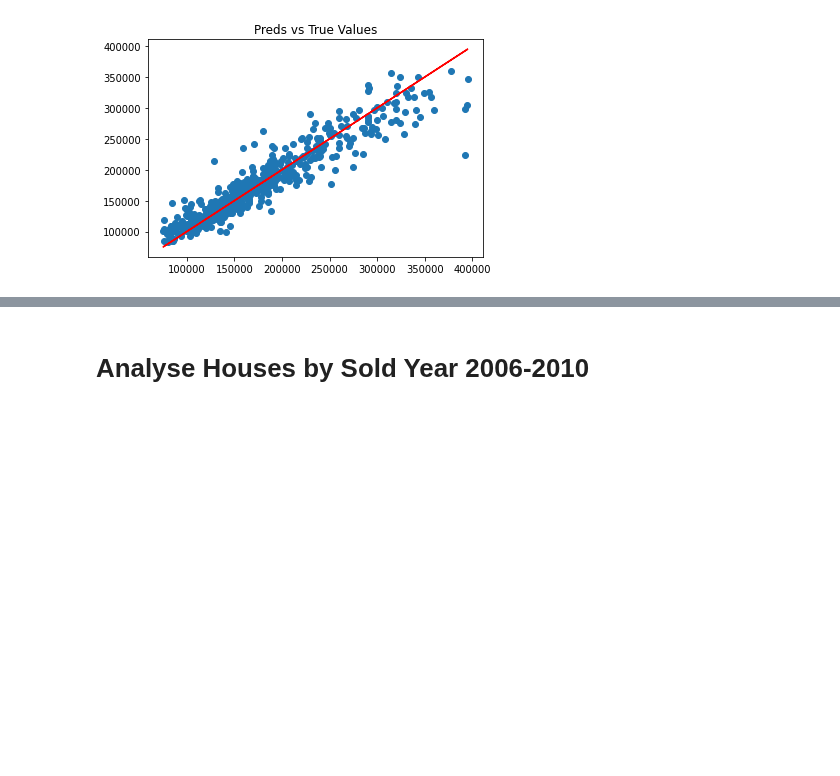
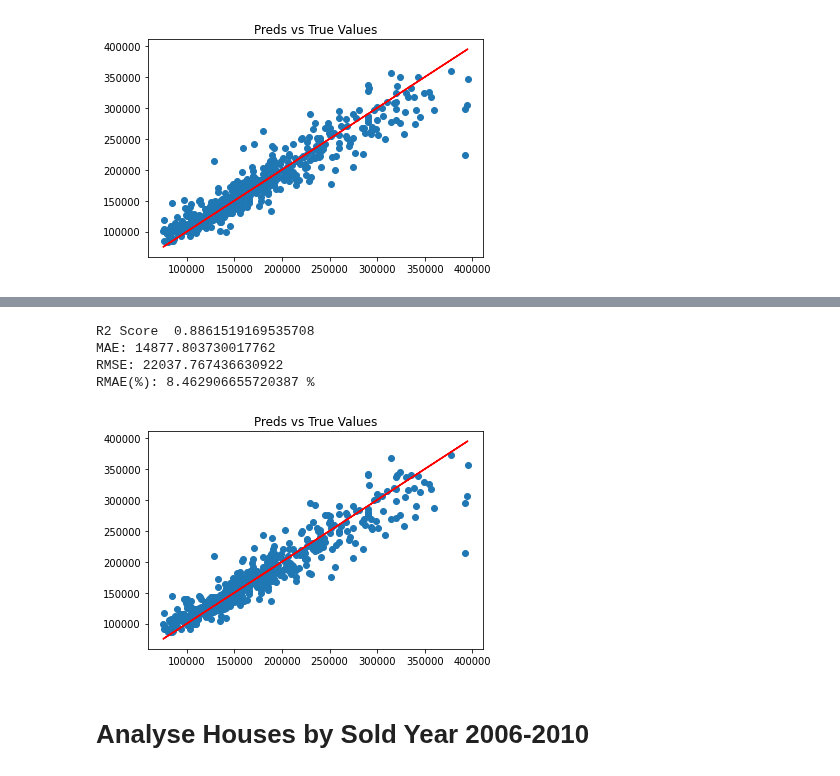
Before and after one commit to KacperChmura1/House-Price, a Jupyter notebook: ML.ipynb, the cells around one changed output, grey strips where cells are left out. Saved outputs shown, nothing was run; the diff lists cells and outputs as text; code cells hidden in the pictures; blank space fills up the shorter version.

```diff
--- a/ML.ipynb
+++ b/ML.ipynb
@@ -409,3 +440,11 @@ RMAE: 8.683957427150341 %
+# %%
+ml(dummies_df, AdaBoostRegressor(base_estimator=tree,n_estimators=200,learning_rate=0.5 ) , False, 0)
+# %% [output]
+R2 Score  0.8861519169535708
+MAE: 14877.803730017762
+RMSE: 22037.767436630922
+RMAE(%): 8.462906655720387 %
+[figure, added]
 # %% [markdown]
 # Analyse Houses by Sold Year 2006-2010
 # %%
```
Also changed, not shown: parts of 5 cells of this notebook.
